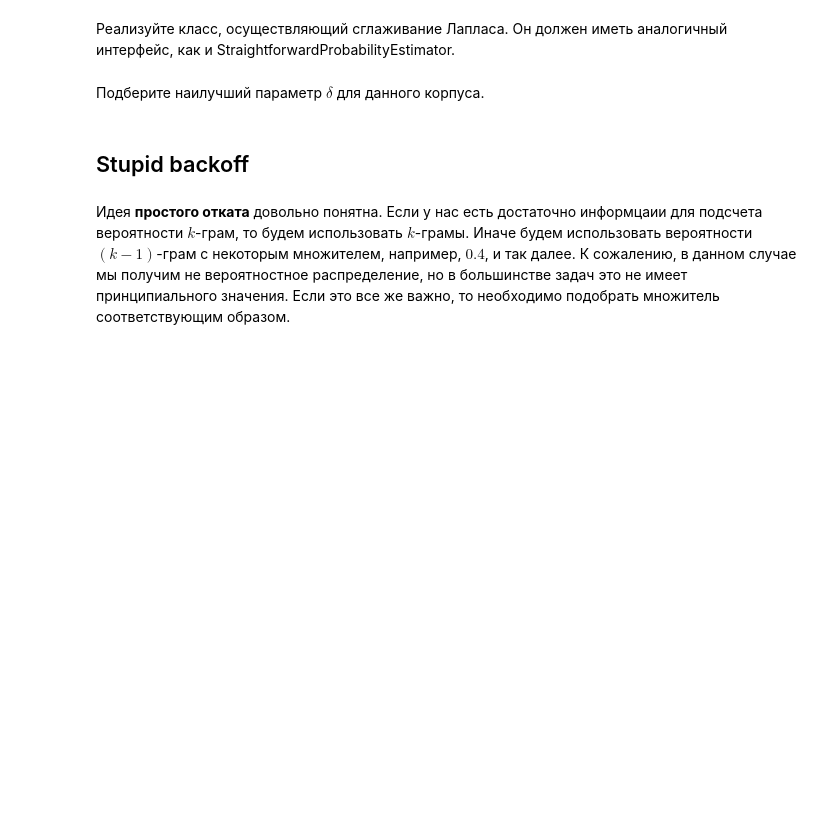
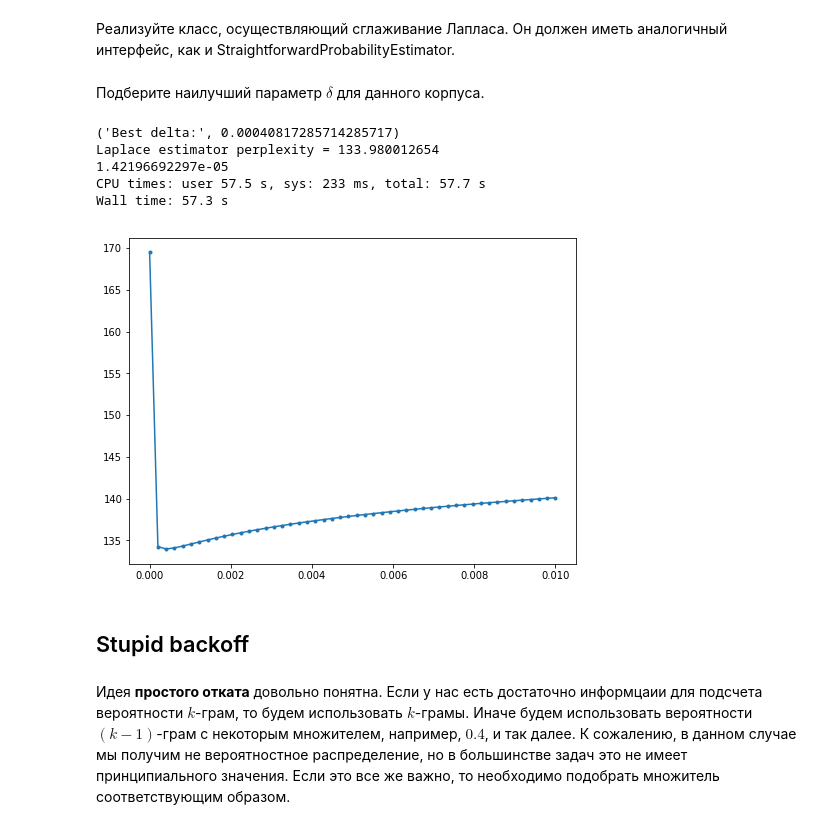
Before and after one commit to ospanoff/MMP_magistracy, a Jupyter notebook: NLP/n2/nlp_msu_lab_2.ipynb, the cells around one changed output. Cells and saved outputs as stored; diff of their text form; code cells hidden in the pictures; blank space fills up the shorter version.

```diff
--- a/NLP/n2/nlp_msu_lab_2.ipynb
+++ b/NLP/n2/nlp_msu_lab_2.ipynb
@@ -272,0 +288,10 @@ print(simple_estimator.prob('To be or not to be'.split()))
+# %%
+print 'To be...\n'
+for sent in train_sents:
+    if sent[:2] == ['To', 'be']:
+        print ' '.join(sent[:5])
+
+print '\nTo be or...\n'
+for sent in train_sents:
+    if sent[:3] == ['To', 'be', 'or']:
+        print sent
@@ -339,16 +386,16 @@ class LaplaceProbabilityEstimator:
             Conditional probability (float) P(word | context).
         """
         # Cheking the input
-        if not isinstance(word, str):
+        if not isinstance(word, (unicode, str)):
             raise TypeError('word must be a string!')
         if not isinstance(context, tuple):
             raise TypeError('context must be a tuple!')
 
-        ### YOUR CODE HERE
-        prob = 1.
-        ### END YOUR CODE
+        context = self.cut_context(context)
+        phrase_counts = self.__storage(context + (word, ))
+        context_counts = self.__storage(context)
 
-        return prob
+        return 1. * (phrase_counts + self.__delta) / (context_counts + self.__delta * len(self.__storage[1]))
 
     def prob(self, sent):
         """Estimate probability of a sentence using Markov rule.
@@ -366,10 +413,19 @@ class LaplaceProbabilityEstimator:
 # %% [markdown]
 Подберите наилучший параметр $\delta$ для данного корпуса.
 # %%
-# Try to find out best delta parametr. We will not provide you any strater code.
-### YOUR CODE HERE
-best_delta = 1.
-### END YOUR CODE
+%%time
+deltas = np.linspace(1e-8, 0.01, 50)
+perp = np.inf
+perps = []
+for delta in deltas:
+    tmp = perplexity(LaplaceProbabilityEstimator(storage, delta), test_sents)
+    perps += [tmp]
+    if tmp < perp:
+        perp = tmp
+        best_delta = delta
+
+# best_delta = 1.
+print('Best delta:', best_delta)
 
 # Initialize estimator
 laplace_estimator = LaplaceProbabilityEstimator(storage, best_delta)
@@ -377,6 +433,19 @@ laplace_estimator = LaplaceProbabilityEstimator(storage, best_delta)
 # Let's make some estimations
 print('Laplace estimator perplexity = {}'.format(perplexity(laplace_estimator, test_sents)))
 print(laplace_estimator.prob('To be'.split()))
+# %% [output]
+('Best delta:', 0.00040817285714285717)
+Laplace estimator perplexity = 133.980012654
+1.42196692297e-05
+CPU times: user 57.5 s, sys: 233 ms, total: 57.7 s
+Wall time: 57.3 s
+# %%
+import matplotlib.pyplot as plt
+plt.figure(figsize=(8, 6))
+plt.plot(deltas, perps, '.-')
+plt.show()
+# %% [output]
+[figure, added]
 # %% [markdown]
 ## Stupid backoff
 # %% [markdown]
```
Also changed, not shown: parts of 53 cells of this notebook.
